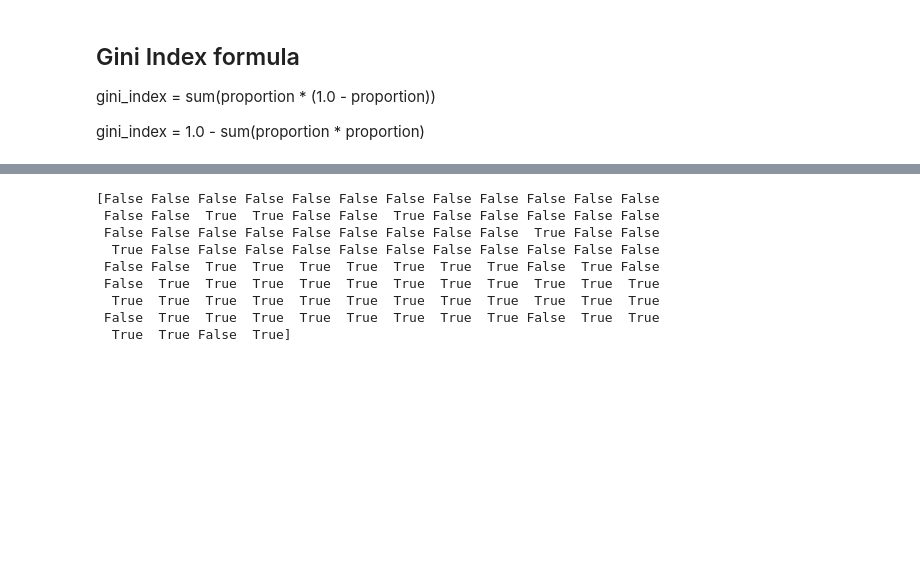
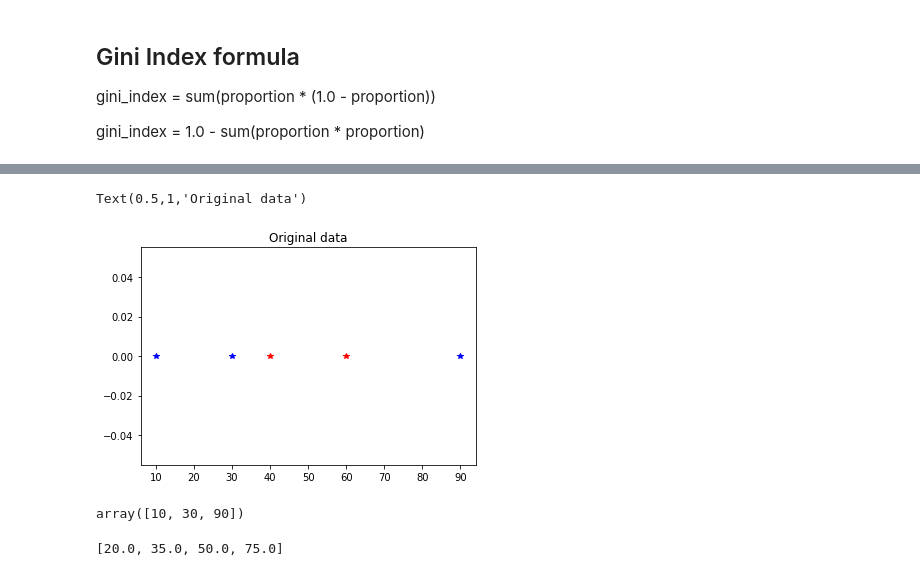
Before and after one commit to praateekmahajan/parallel-adaboost, a Jupyter notebook: adaboost.ipynb, the cells around one changed output, grey strips where cells are left out. Cells and saved outputs as stored; diff of their text form; code cells hidden in the pictures; blank space fills up the shorter version.

```diff
--- a/adaboost.ipynb
+++ b/adaboost.ipynb
@@ -161,12 +157,0 @@ classifier.fit(XY)
-# %%
-classifier.predict(XY)
-# %% [output]
-[False False False False False False False False False False False False
- False False  True  True False False  True False False False False False
- False False False False False False False False False  True False False
-  True False False False False False False False False False False False
- False False  True  True  True  True  True  True  True False  True False
- False  True  True  True  True  True  True  True  True  True  True  True
-  True  True  True  True  True  True  True  True  True  True  True  True
- False  True  True  True  True  True  True  True  True False  True  True
-  True  True False  True]
@@ -172,0 +160,24 @@ classifier.predict(XY)
+# %%
+T = 3
+dim = 1
+N = 5
+
+x = np.asarray([10,30,40,60,90]).reshape(-1,1)
+label = np.asarray([1,1,0,0,1])
+
+pos1 = np.nonzero(label == 1)
+pos2 = np.where(label == 0)
+label[pos2] = -1
+# Plot the data
+
+plt.figure()
+plt.plot(x[pos1].flatten(),[0]*3,'b*')
+plt.plot(x[pos2].flatten(),[0]*2,'r*')
+plt.title("Original data")
+# %% [output]
+Text(0.5,1,'Original data')
+[figure, added]
+# %%
+x[pos1].flatten()
+# %% [output]
+array([10, 30, 90])
@@ -172,0 +215,4 @@ classifier.predict(XY)
+# %%
+threshold
+# %% [output]
+[20.0, 35.0, 50.0, 75.0]
```
Also changed, not shown: parts of 28 cells of this notebook, 2 other files.
